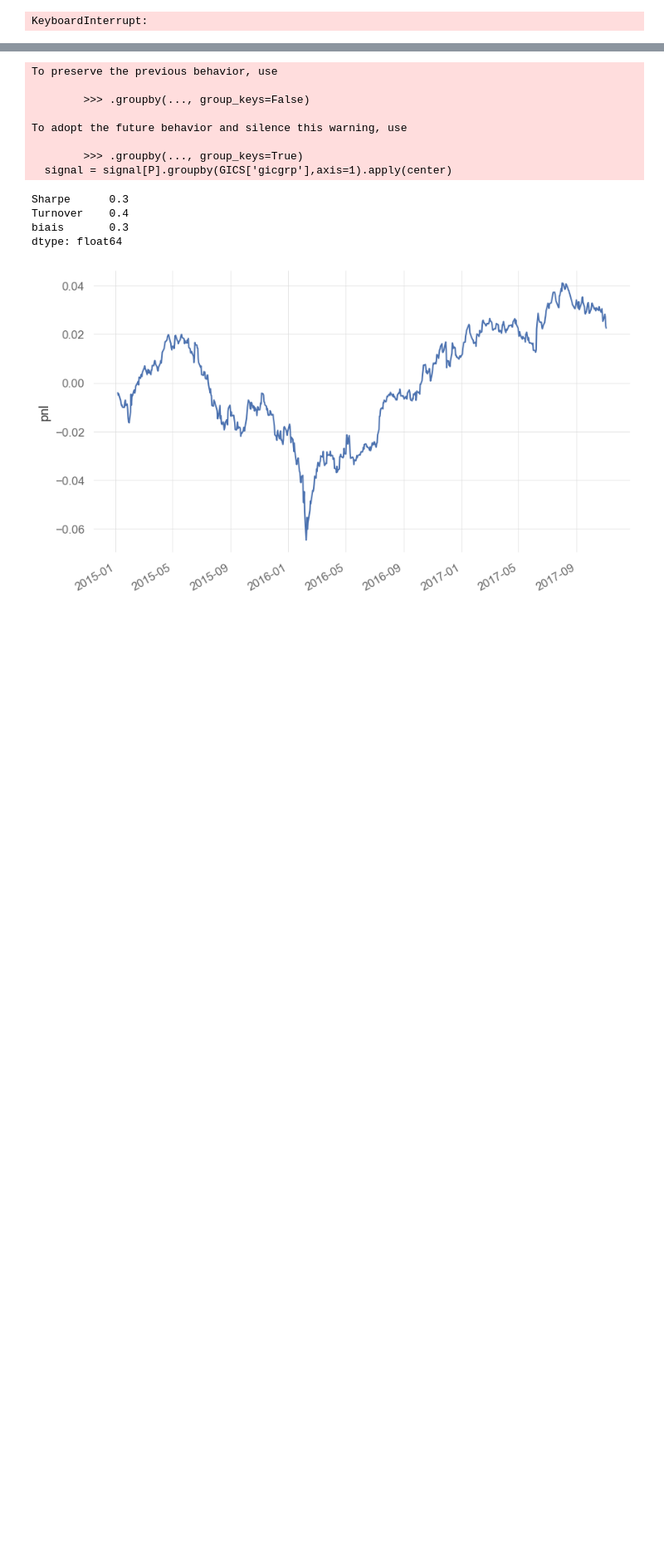
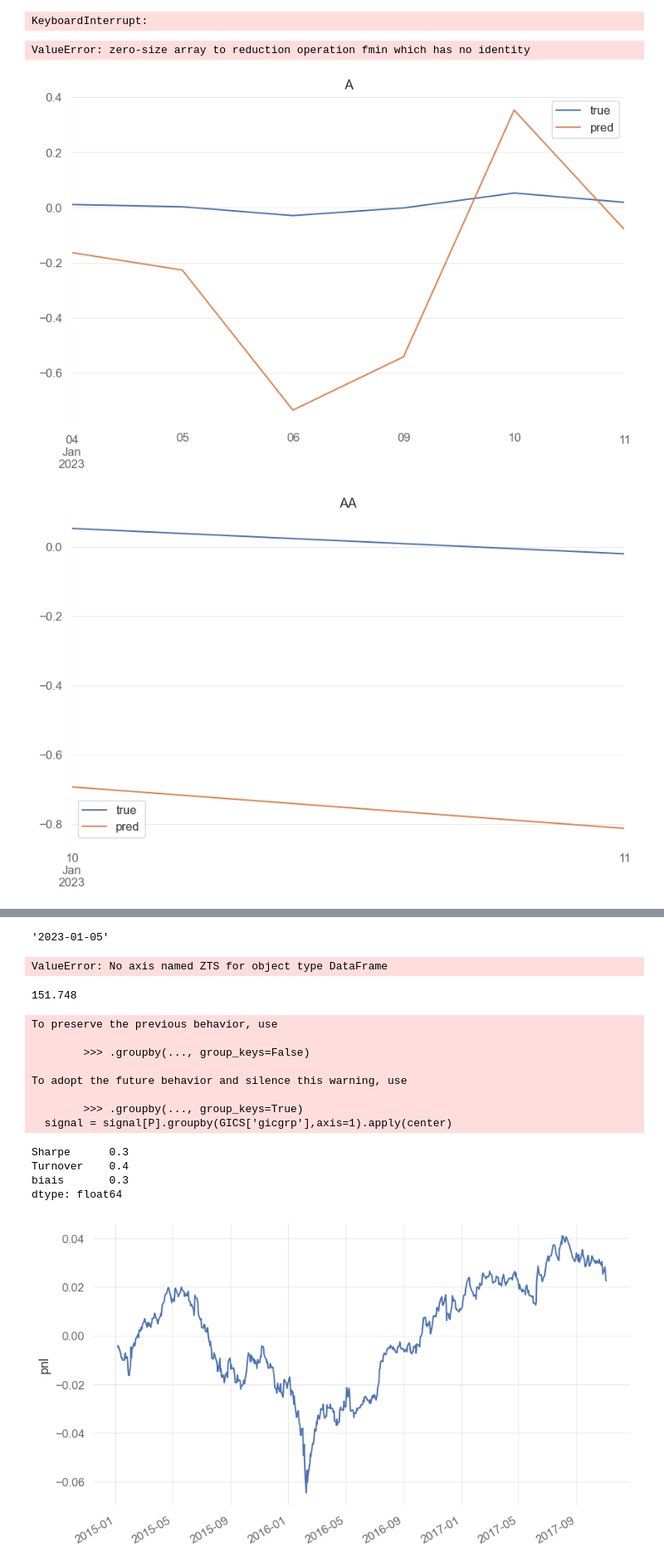
Before and after one commit to nabz78350/backtesting, a Jupyter notebook: alpha_github.ipynb, the cells around one changed output, grey strips where cells are left out. Shown at 83% size. Drawn from its saved outputs; the diff is of its cells as text; code cells hidden in the pictures; blank space fills up the shorter version.

```diff
--- a/alpha_github.ipynb
+++ b/alpha_github.ipynb
@@ -216,17 +213,16 @@ data_raw
 data_scale = data_raw.copy()
 for column in tqdm(features) :
     sub_df = data_raw[column].unstack().reindex_like(P).ffill()
-    sub_df_rank_cs = sub_df[P].rank(axis=1,pct=True,ascending=True).clip(0.01,0.99).apply(norm.ppf).round(2)
+    sub_df_rank_cs = sub_df[P].rank(axis=1,pct=True,ascending=True).clip(0.01,0.99).round(2)
     sub_df_rank_cs = sub_df_rank_cs.fillna(sub_df_rank_cs.mean(1))[P]
     data_scale[column+'_cs'] = sub_df_rank_cs.stack()
-    sub_df_rank_ts = sub_df_rank_cs.rolling(252,min_periods=10).rank(pct=True,ascending=True).clip(0.01,0.99).apply(norm.ppf).round(2)
+    sub_df_rank_ts = sub_df_rank_cs.rolling(252,min_periods=10).rank(pct=True,ascending=True).clip(0.01,0.99).round(2)
     sub_df_rank_ts = sub_df_rank_ts.fillna(sub_df_rank_ts.mean(1))[P]
     data_scale[column+'_ts'] = sub_df_rank_ts.stack()
     data_scale.drop(column,axis=1,inplace=True)
+data_model = data_scale.dropna()
 # %%
-data_model['close']= R.rolling(20).sum()[P].rank(1,pct=True,ascending=True).clip(0.01,0.99).apply(norm.ppf).round(2).stack()
+# data_model.to_parquet('data_model.pq')
+# data_model = pd.read_parquet('data/US/data_model.pq')
+# data_model['close']= R[P].rank(1,pct=True,ascending=True).clip(0.01,0.99).apply(norm.ppf).round(2).stack()
+# data_model = data_model.dropna()
-# %%
-# data_model.to_parquet('data_model.pq')
-data_model = pd.read_parquet('data_model.pq')
-data_model['close']= R.rolling(20).sum()[P].rank(1,pct=True,ascending=True).clip(0.01,0.99).apply(norm.ppf).round(2).stack()
-data_model = data_model.dropna()
@@ -276,19 +252,31 @@ X_test
 # %%
-dates_test = X.loc['2015':].index.get_level_values(0).unique()
+dates_test = pd.to_datetime(X.loc['2023':].index.get_level_values(0)).unique()
 results = {}
 from tqdm import tqdm
 from sklearn.ensemble import GradientBoostingRegressor
 from sklearn.linear_model import LinearRegression
 from sklearn.neighbors import KNeighborsRegressor
+result = pd.DataFrame().reindex_like(P)
 for i,date in (enumerate(tqdm(dates_test[1:-1]))):
-    curr_date = date
-    previous_date = dates_test[i-1]
-    next_date = dates_test[i+1]
-    X_train = X.loc[:previous_date]
-    Y_train = Y.loc[:previous_date]
-    neigh = KNeighborsRegressor(n_neighbors=5).fit(X_train,Y_train)
-    idxs = X.loc[curr_date].index.tolist()
-    pred = neigh.predict(X.loc[curr_date])
-    results[date] = dict(zip(idxs,pred))
+    curr_date = str(date.date())
+    next_date = str(dates_test[i+1].date())
+    X_train = X.loc[:curr_date]
+    Y_train = Y.loc[:curr_date]
+    tickers = X_train.loc[curr_date].index.tolist()
+    for ticker in tickers:
+        x_train = X_train.xs(ticker,level=1)
+        y_train = Y_train.xs(ticker,level=1)
+        neigh = KNeighborsRegressor(n_neighbors=9).fit(x_train,y_train)
+        pred = neigh.predict(pd.DataFrame(X.loc[(curr_date,ticker)]).T)[0]
+        result.loc[next_date,ticker] = pred
 # %% [output]
 KeyboardInterrupt:
+# %%
+result = result.dropna(0,'all')
+for ticker in result.columns.tolist():
+    df = pd.DataFrame({'true':R[ticker],'pred':result[ticker]}).dropna()
+    df.plot(title=ticker)
+# %% [output]
+ValueError: zero-size array to reduction operation fmin which has no identity
+[figure, added]
+[figure, added]
@@ -294,0 +289,4 @@ KeyboardInterrupt:
+# %%
+str(curr_date.date())
+# %% [output]
+'2023-01-05'
@@ -295,3 +318,14 @@ KeyboardInterrupt:
+# %%
+neigh = KNeighborsRegressor(n_neighbors=5).fit(x_train,y_train)
+pred = neigh.predict(X.loc[curr_date].loc(ticker))
+# %% [output]
+ValueError: No axis named ZTS for object type DataFrame
+# %%
+pred = neigh.predict(pd.DataFrame(X.loc[(curr_date,ticker)]).T)[0]
+true = Y.loc[(next_date,ticker)]
+pred
+# %% [output]
+151.748
 # %%
 signal = pd.DataFrame(results).T.reindex_like(P)[P].dropna(0,'all')
 signal = signal[P].rank(axis=1,pct=True,ascending=False).clip(0.01,0.99).apply(norm.ppf)
```
Also changed, not shown: parts of 8 cells of this notebook.
